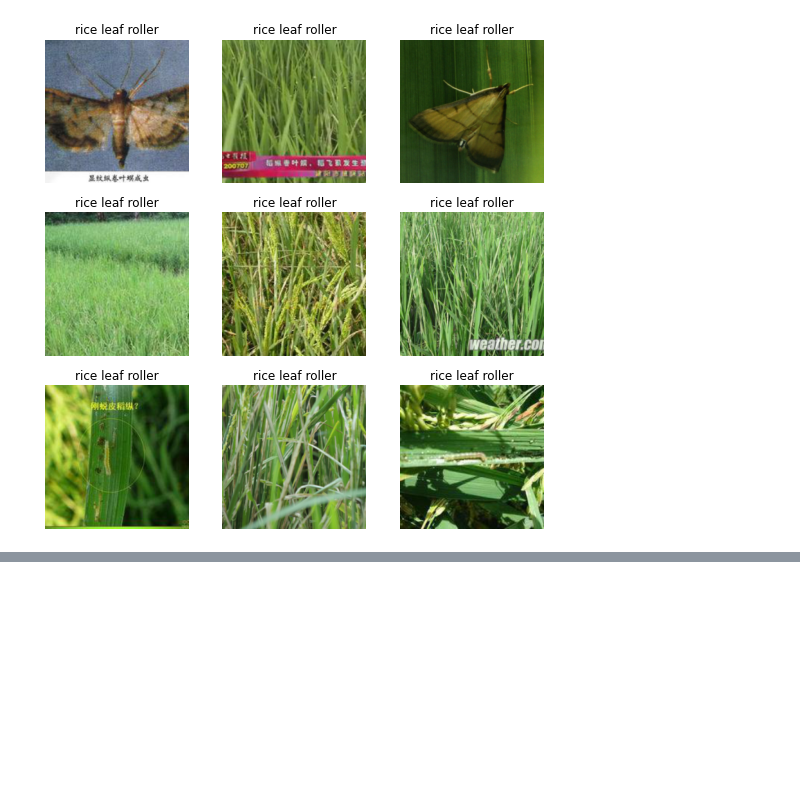
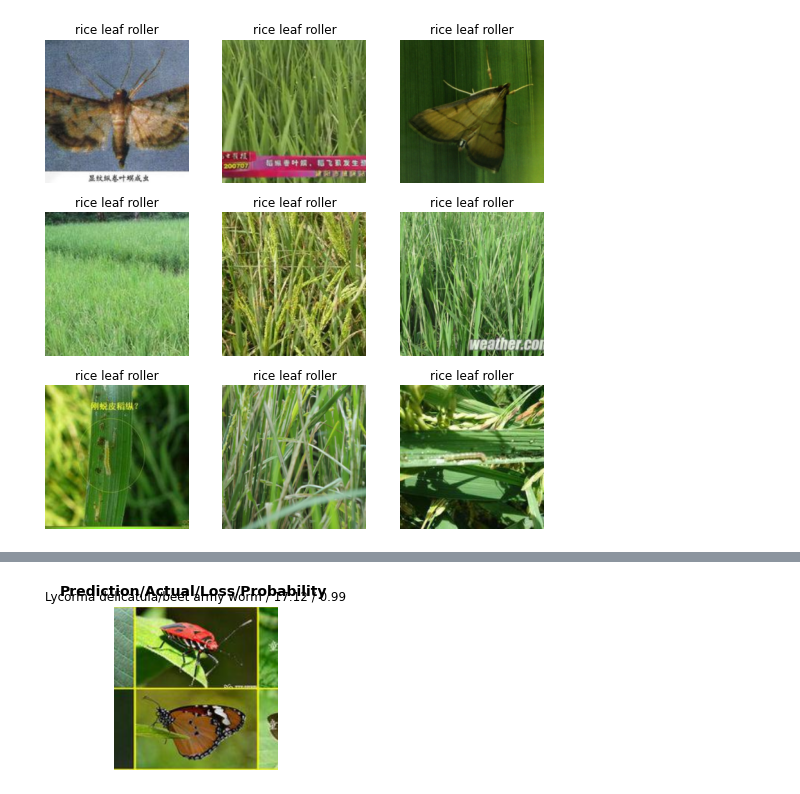
Before and after one commit to lbvx/AprendizadoDeMaquina, a Jupyter notebook: trabalho.ipynb, the cells around one changed output, grey strips where cells are left out. Cells and saved outputs as stored; diff of their text form; code cells hidden in the pictures; blank space fills up the shorter version.

```diff
--- a/trabalho.ipynb
+++ b/trabalho.ipynb
@@ -181,0 +202,3 @@ dl.valid.show_batch()
+# %%
+interp.plot_top_losses(1, nrows=1)
+# %% [output]
@@ -181,0 +206 @@ dl.valid.show_batch()
+[figure, added]
```
Also changed, not shown: parts of 17 cells of this notebook, 1 other file.
